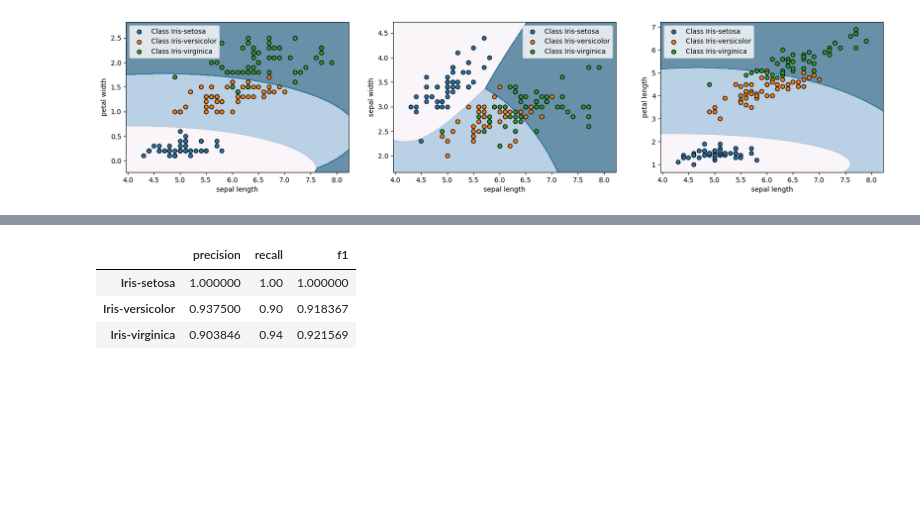
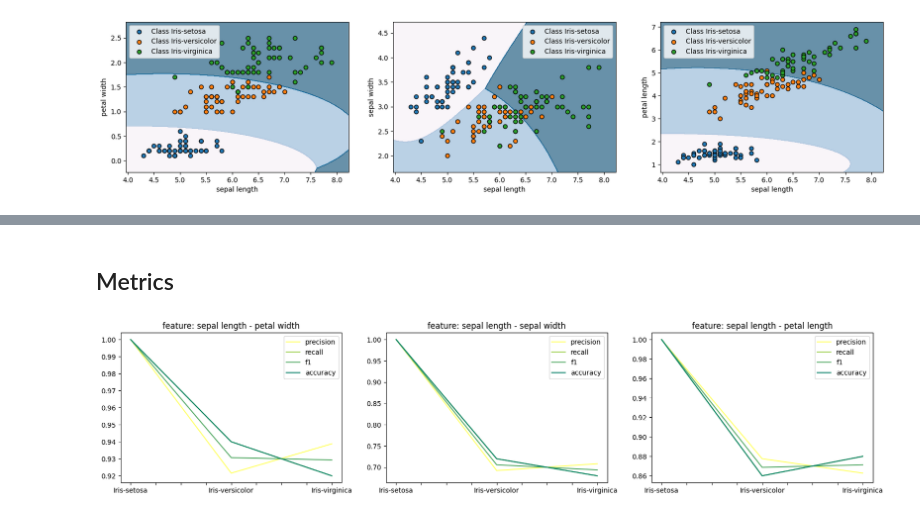
Before and after one commit to devabz/IKT215-G-BayesDecisionTheory, a Jupyter notebook: code/main.ipynb, the cells around one changed output, grey strips where cells are left out. Saved outputs shown, nothing was run; the diff lists cells and outputs as text; code cells hidden in the pictures; blank space fills up the shorter version.

```diff
--- a/code/main.ipynb
+++ b/code/main.ipynb
@@ -151,7 +68,14 @@ for i, ax in enumerate(axes):
+# %% [markdown]
+## Metrics
 # %%
-compute_metric_table(y_true=y, y_pred=pred)
+fig, axes = plt.subplots(1, 3, figsize=(20, 4))
+origin = 0
+cmap = plt.cm.summer_r
+for i, ax in enumerate(axes):
+    i = 3 if i == origin else i
+    ft = X.iloc[:, [origin, i]]
+    title = f'feature: {ft.iloc[:, 0].name} - {ft.iloc[:, 1].name}'
+    predictions = NaiveBayes(integrate=False).fit(ft, y=y)
+    compute_metric_table(y_true=y, y_pred=predictions).plot(ax=ax, title=title, cmap=cmap)
 # %% [output]
-|  | precision | recall | f1 |
-| Iris-setosa | 1.000000 | 1.00 | 1.000000 |
-| Iris-versicolor | 0.937500 | 0.90 | 0.918367 |
-| Iris-virginica | 0.903846 | 0.94 | 0.921569 |
+[figure, added]
```
Also changed, not shown: parts of 17 cells of this notebook, 1 other file.
